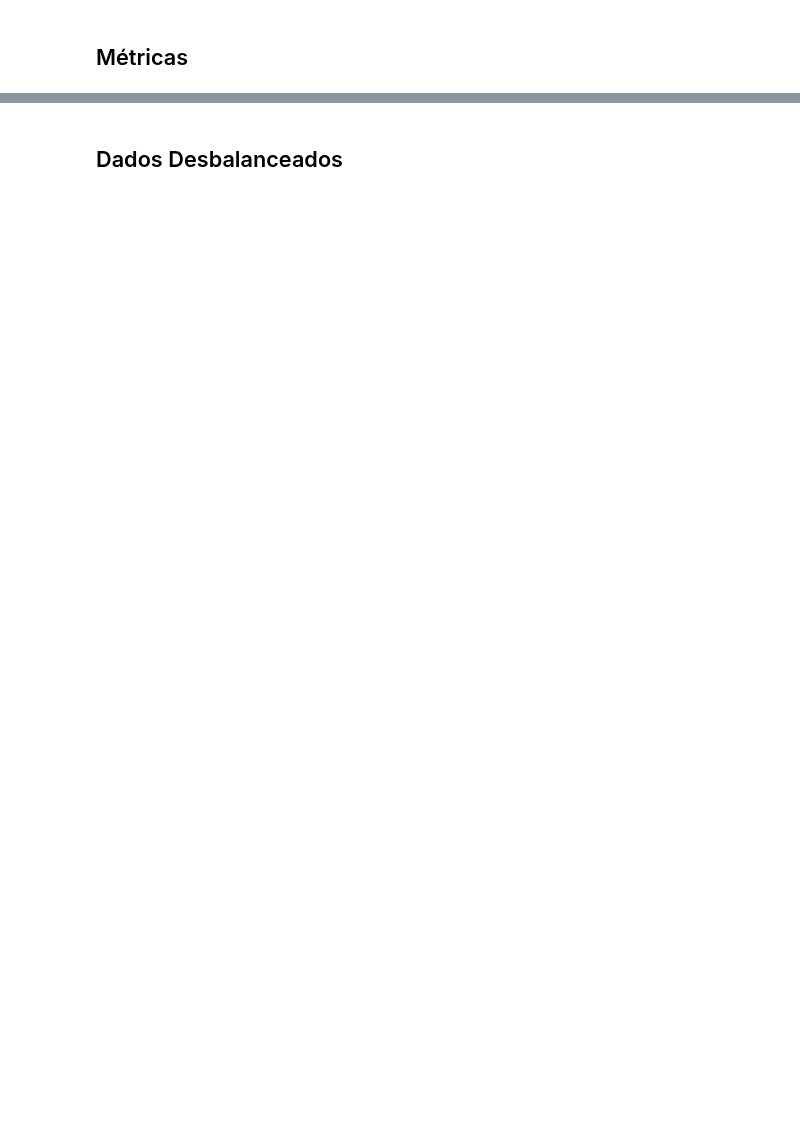
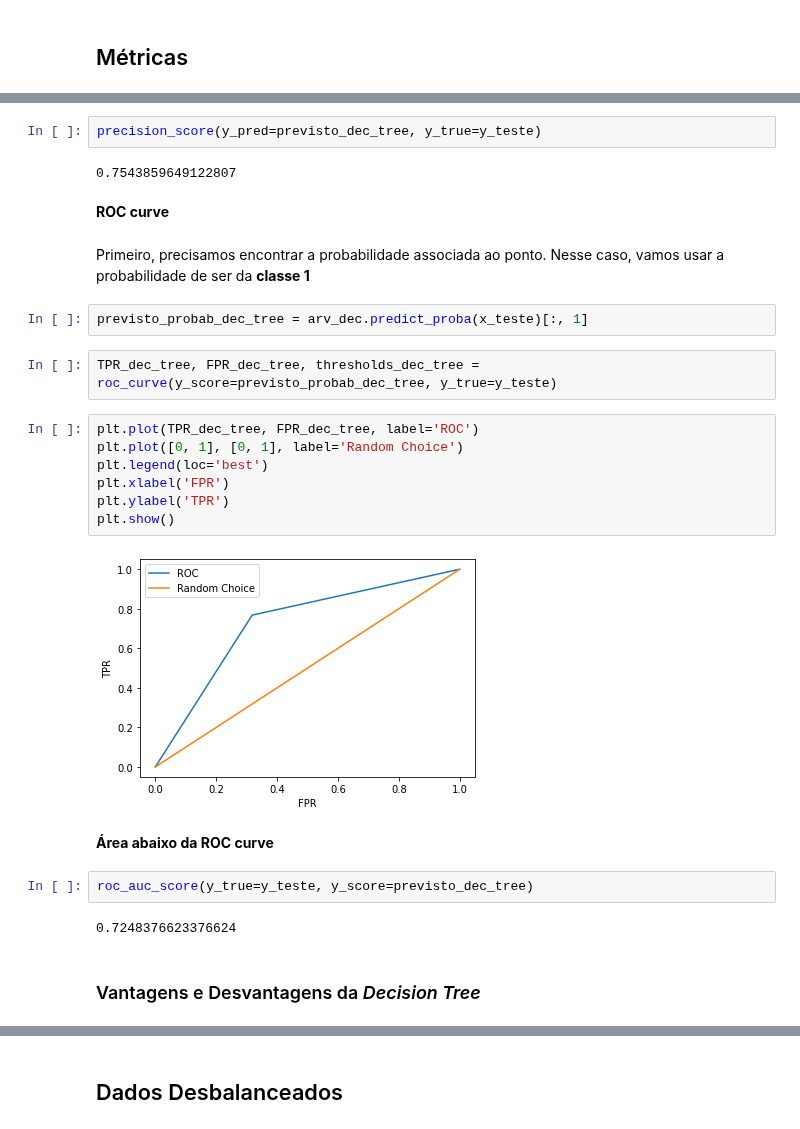
Before and after one commit to mikaelcordeiro/semanas, a Jupyter notebook: semana9/semana_9.ipynb, the cells around one changed output, grey strips where cells are left out. Drawn from its saved outputs; the diff is of its cells as text; blank space fills up the shorter version.

```diff
--- a/semana9/semana_9.ipynb
+++ b/semana9/semana_9.ipynb
@@ -746,0 +840,29 @@ O índice de Gini tende a isolar classes mais frequentes em ramificações separ
+# %%
+precision_score(y_pred=previsto_dec_tree, y_true=y_teste)
+# %% [output]
+0.7543859649122807
+# %% [markdown]
+**ROC curve**
+# %% [markdown]
+Primeiro, precisamos encontrar a probabilidade associada ao ponto. Nesse caso, vamos usar a probabilidade de ser da **classe 1**
+# %%
+previsto_probab_dec_tree = arv_dec.predict_proba(x_teste)[:, 1]
+# %%
+TPR_dec_tree, FPR_dec_tree, thresholds_dec_tree = roc_curve(y_score=previsto_probab_dec_tree, y_true=y_teste)
+# %%
+plt.plot(TPR_dec_tree, FPR_dec_tree, label='ROC')
+plt.plot([0, 1], [0, 1], label='Random Choice')
+plt.legend(loc='best')
+plt.xlabel('FPR')
+plt.ylabel('TPR')
+plt.show()
+# %% [output]
+[figure, added]
+# %% [markdown]
+**Área abaixo da ROC curve**
+# %%
+roc_auc_score(y_true=y_teste, y_score=previsto_dec_tree)
+# %% [output]
+0.7248376623376624
+# %% [markdown]
+### Vantagens e Desvantagens da *Decision Tree*
```
Also changed, not shown: parts of 90 cells of this notebook.
